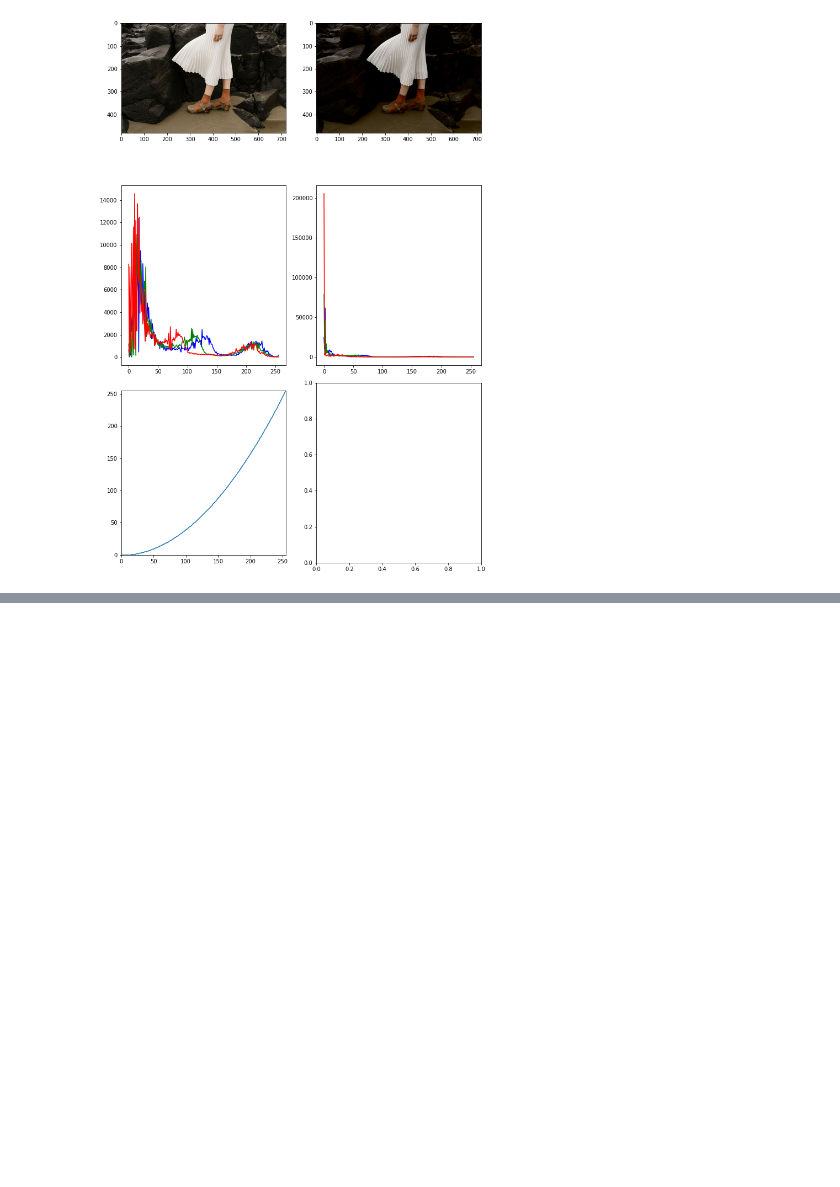
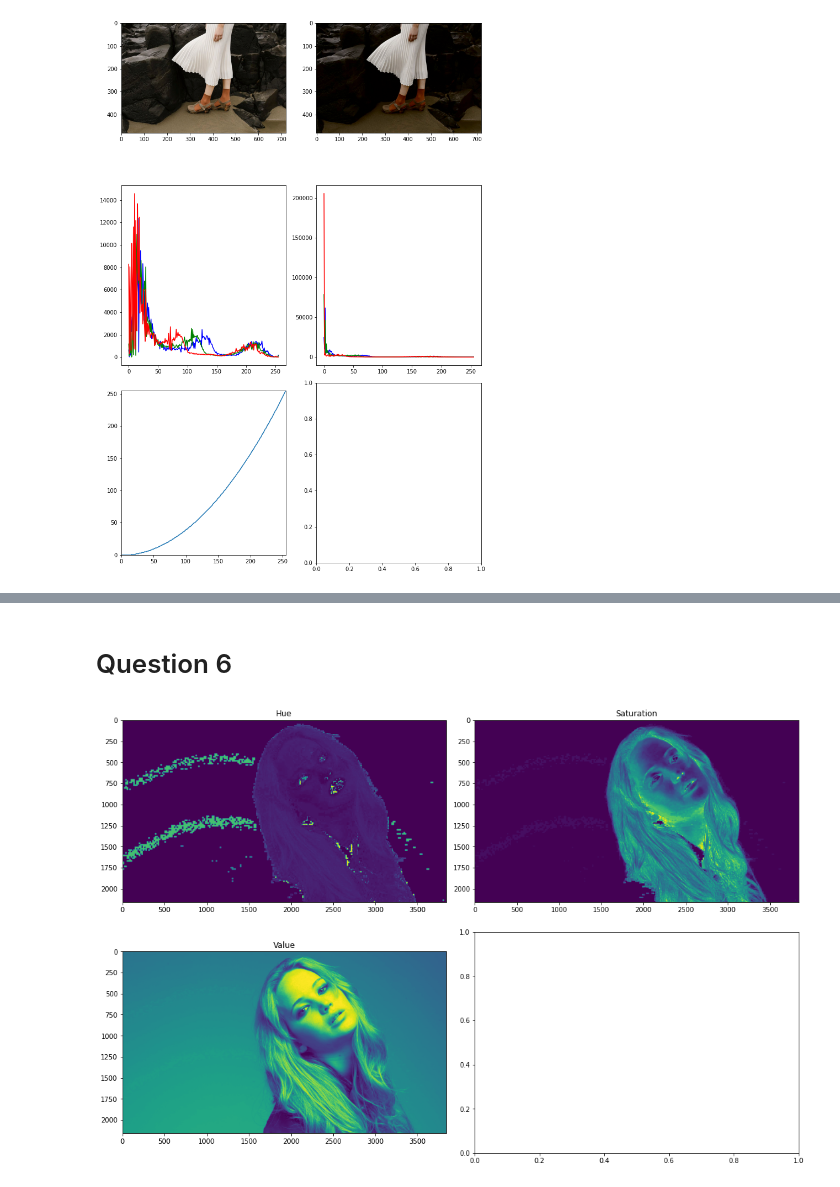
Before and after one commit to askanuradha/EN3160-Image-Processing-and-Machine-vision, a Jupyter notebook: 200041E.ipynb, the cells around one changed output, grey strips where cells are left out. Cells and saved outputs as stored; diff of their text form; code cells hidden in the pictures; blank space fills up the shorter version.

```diff
--- a/200041E.ipynb
+++ b/200041E.ipynb
@@ -247,0 +248,18 @@ histogram_equalization('spider.png')
+# %% [markdown]
+# Question 6
+# %%
+img_orig = cv.imread("jeniffer.jpg", cv.IMREAD_COLOR)
+img_orig = cv.cvtColor(img_orig, cv.COLOR_BGR2HSV)
+H, S, V = cv.split(img_orig)
+
+fig, axarr = plt.subplots(2, 2, figsize=(15, 10))
+axarr[0, 0].imshow(H)
+axarr[0, 0].set_title('Hue')
+axarr[0, 1].imshow(S)
+axarr[0, 1].set_title('Saturation')
+axarr[1, 0].imshow(V)
+axarr[1, 0].set_title('Value')
+plt.tight_layout()
+plt.show()
+# %% [output]
+[figure, added]
```
Also changed, not shown: parts of 11 cells of this notebook.
